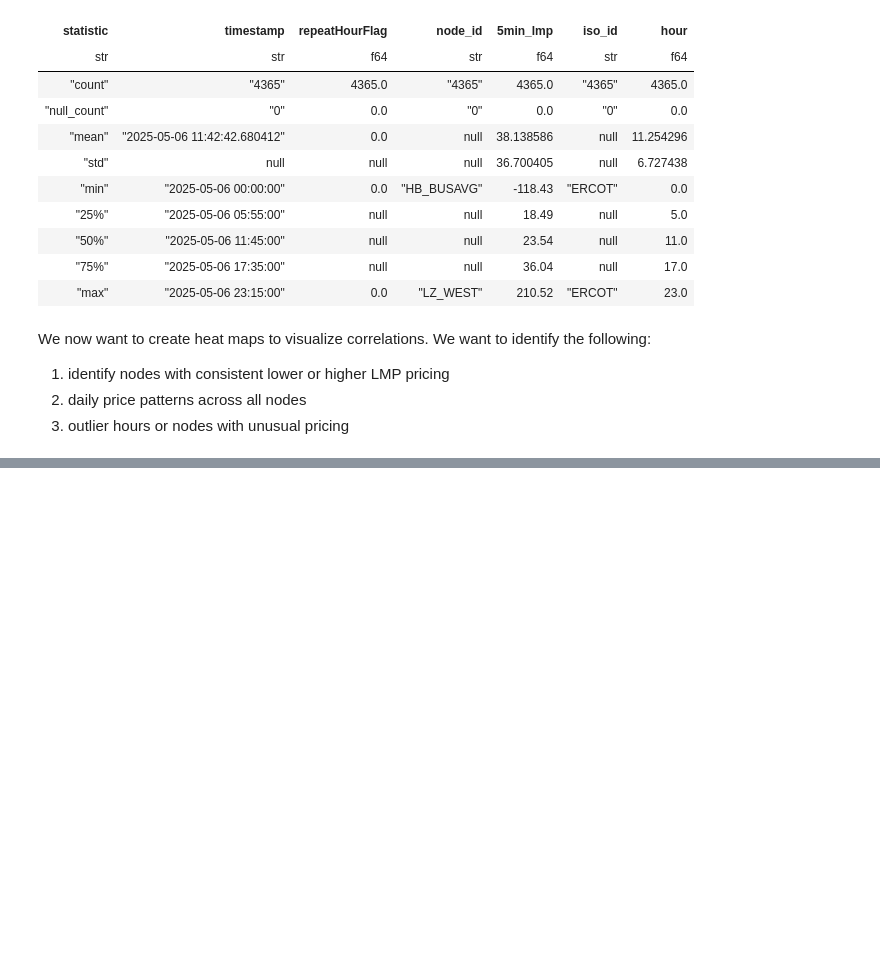
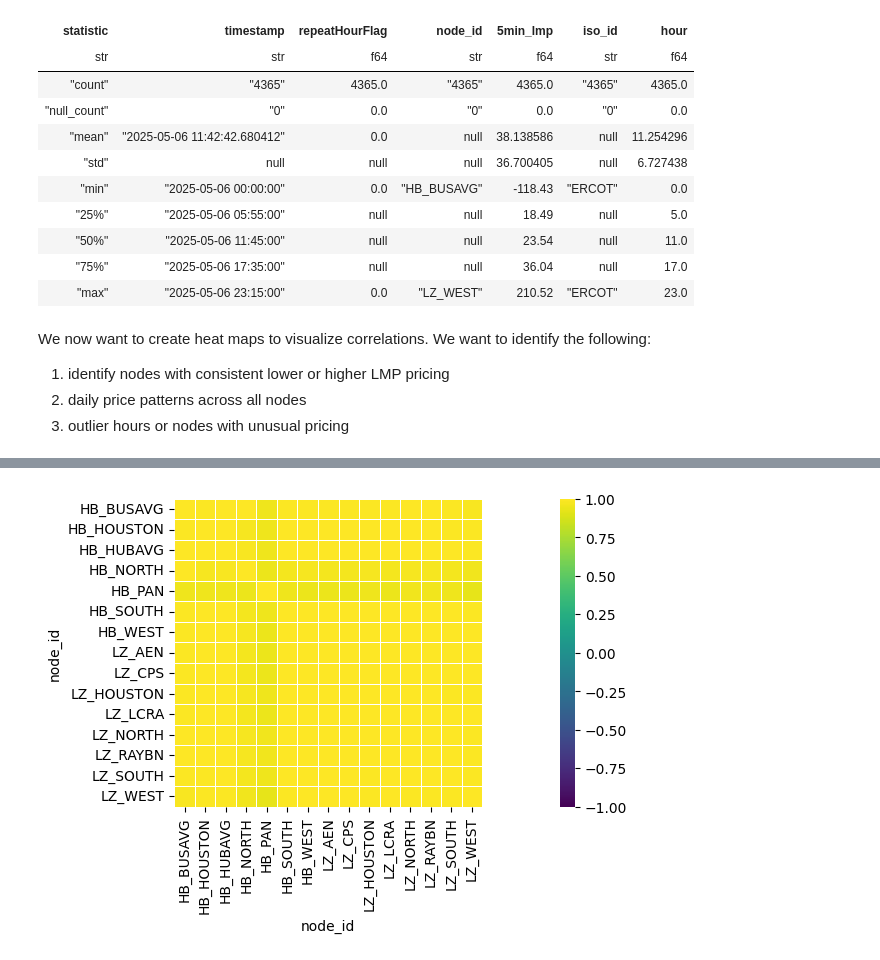
Before and after one commit to aangelsalazarr/us_electricity_pricing, a Jupyter notebook: statistical_analysis.ipynb, the cells around one changed output, grey strips where cells are left out. Cells and saved outputs as stored; diff of their text form; code cells hidden in the pictures; blank space fills up the shorter version.

```diff
--- a/statistical_analysis.ipynb
+++ b/statistical_analysis.ipynb
@@ -165,0 +167,37 @@ ercot_hmap_df = lmp_corr(dataframe=ercot_main_hubs, plot_title='ERCOT Avg LMP ($
+# %%
+def lmp_corr_matrix(dataframe: object, index=None, columns=None):
+    '''
+    Returns a correlation matrix
+    '''
+    pandas_df = dataframe.to_pandas()
+
+    # create pivot table with timestamps as rows and nodes as columns
+
+    if index == None or columns == None:
+        node_pivot = pd.pivot_table(
+            data=pandas_df, values='5min_lmp', index='hour', columns='node_id',
+            aggfunc='mean'
+        )
+
+    else:
+        node_pivot = pd.pivot_table(
+            data=pandas_df, values='5min_lmp', index=f'{index}', columns=f'{columns}',
+            aggfunc='mean'
+        )
+
+    # correlation matrix
+    corr_matrix = node_pivot.corr()
+
+    plt.figure(figsize=[20, 4])
+
+    sns.heatmap(data=corr_matrix, annot=False, cmap='viridis', square=True,
+                linewidth=0.5, vmin=-1, vmax=1)
+
+    plt.show()
+
+    return corr_matrix
+# %%
+ercot_corr_matrix = lmp_corr_matrix(dataframe=ercot_main_hubs,
+                                    index='timestamp', columns='node_id')
+# %% [output]
+[figure, added]
```
Also changed, not shown: parts of 2 cells of this notebook.
